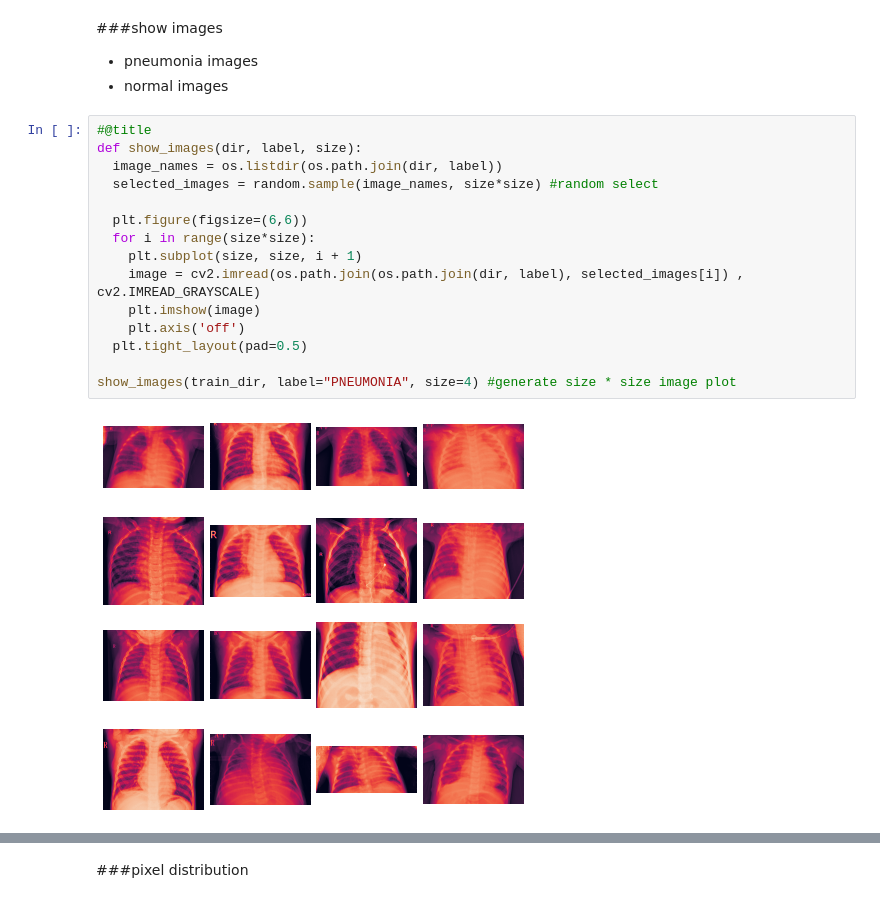
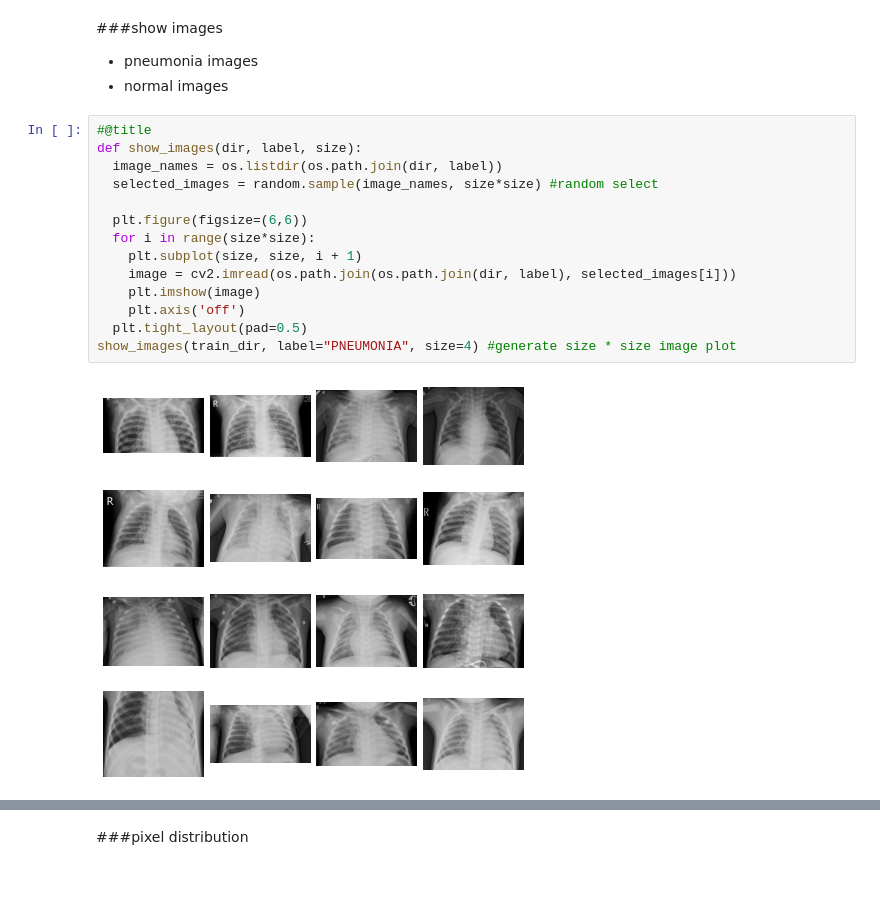
Before and after one commit to katehee/pneumonia-detection-in-X-ray-images, a Jupyter notebook: pneumonia.ipynb, the cells around one changed output, grey strips where cells are left out. Saved outputs shown, nothing was run; the diff lists cells and outputs as text.

```diff
--- a/pneumonia.ipynb
+++ b/pneumonia.ipynb
@@ -151,20 +154,19 @@ plt.show()
 # %%
 #@title
 def show_images(dir, label, size):
   image_names = os.listdir(os.path.join(dir, label))
   selected_images = random.sample(image_names, size*size) #random select
 
   plt.figure(figsize=(6,6))
   for i in range(size*size):
     plt.subplot(size, size, i + 1)
-    image = cv2.imread(os.path.join(os.path.join(dir, label), selected_images[i]) , cv2.IMREAD_GRAYSCALE)
+    image = cv2.imread(os.path.join(os.path.join(dir, label), selected_images[i]))
     plt.imshow(image)
     plt.axis('off')
   plt.tight_layout(pad=0.5)
-
 show_images(train_dir, label="PNEUMONIA", size=4) #generate size * size image plot
 # %% [output]
-[figure, old version]
+[figure, new version]
 # %%
 show_images(train_dir, label="NORMAL", size=4)
 # %% [output]
```
Also changed, not shown: parts of 14 cells of this notebook.
